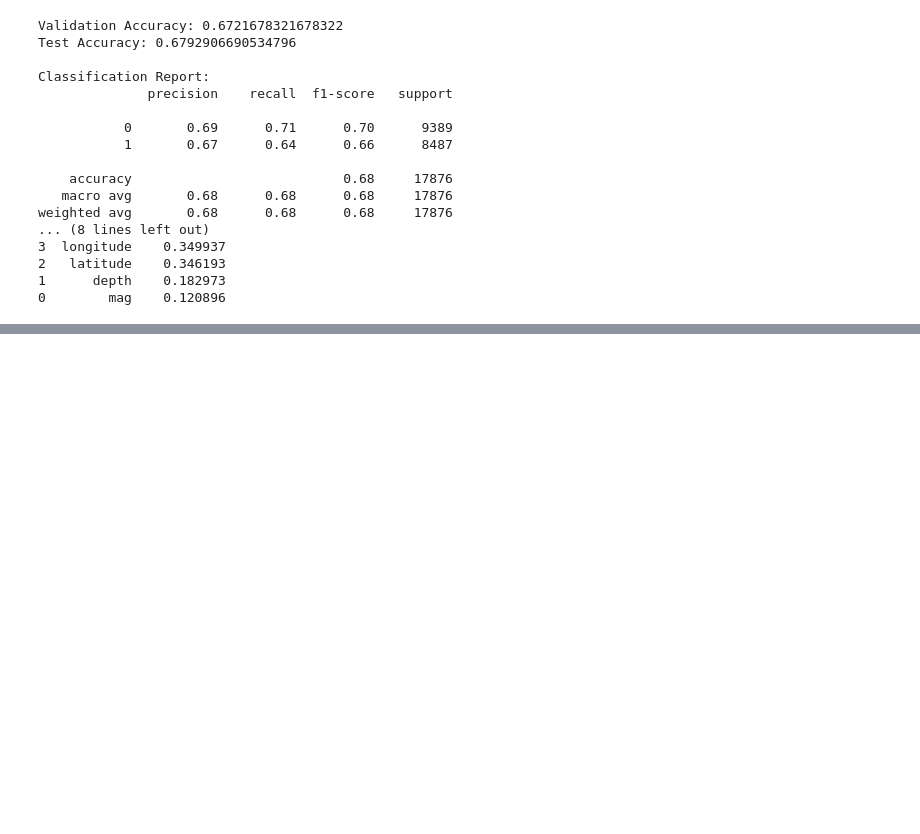
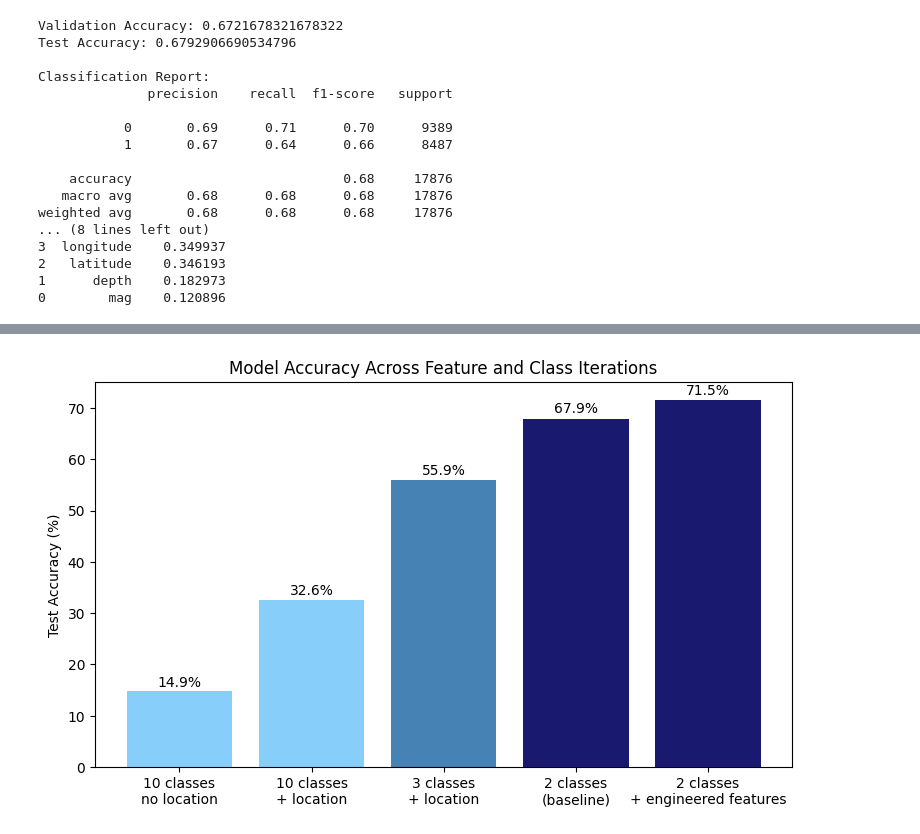
Before and after one commit to CameronKoP4/earthquake-dataset-analysis, a Jupyter notebook: Earthquakes_Dataset.ipynb, the cells around one changed output, grey strips where cells are left out. Saved outputs shown, nothing was run; the diff lists cells and outputs as text; code cells hidden in the pictures; blank space fills up the shorter version.

```diff
--- a/Earthquakes_Dataset.ipynb
+++ b/Earthquakes_Dataset.ipynb
@@ -304,6 +304,8 @@ rf = RandomForestClassifier(n_estimators = 200, random_state = 42, n_jobs=-1)
 rf.fit(X_train, y_train)
 
 val_predictions = rf.predict(X_val)
+
+
 
 print("Validation Accuracy:", accuracy_score(y_val, val_predictions))
 
@@ -323,4 +325,6 @@ importance = importance.sort_values(by="Importance", ascending=False)
 
 print("\nFeature Importances:")
 print(importance)
+
+acc_10class_loc = accuracy_score(y_test, test_predictions)
 # %% [output]
@@ -358,6 +362,8 @@ rf = RandomForestClassifier(n_estimators = 200, random_state = 42, n_jobs=-1)
 rf.fit(X_train, y_train)
 
 val_predictions = rf.predict(X_val)
+
+
 
 print("Validation Accuracy:", accuracy_score(y_val, val_predictions))
 
@@ -377,6 +383,8 @@ importance = importance.sort_values(by="Importance", ascending=False)
 
 print("\nFeature Importances:")
 print(importance)
+
+acc_10class_noloc = accuracy_score(y_test, test_predictions)
 # %% [output]
 Validation Accuracy: 0.14472727272727273
 Test Accuracy: 0.14857910046990377
@@ -424,6 +503,7 @@ rf.fit(X_train, y_train)
 
 val_predictions = rf.predict(X_val)
 
+
 print("Validation Accuracy:", accuracy_score(y_val, val_predictions))
 
 test_predictions = rf.predict(X_test)
@@ -442,6 +522,8 @@ importance = importance.sort_values(by="Importance", ascending=False)
 
 print("\nFeature Importances:")
 print(importance)
+
+acc_2class_base = accuracy_score(y_test, test_predictions)
 # %% [output]
 Validation Accuracy: 0.6721678321678322
 Test Accuracy: 0.6792906690534796
@@ -639,0 +659,22 @@ Feature Importances:
+# %%
+model_labels = ["10 classes\nno location", "10 classes\n+ location", "3 classes\n+ location", "2 classes\n(baseline)", "2 classes\n+ engineered features"]
+
+accuracies = [acc_10class_noloc * 100, acc_10class_loc * 100, acc_3class_loc * 100, acc_2class_base * 100, acc_2class_engineered * 100]
+
+colors = ["lightskyblue", "lightskyblue", "steelblue", "midnightblue", "midnightblue"]
+
+plt.figure(figsize=(9, 5))
+plt.bar(model_labels, accuracies, color=colors)
+
+plt.text(0, 15.7, "14.9%", ha="center")
+plt.text(1, 33.5, "32.6%", ha="center")
+plt.text(2, 57.0, "55.9%", ha="center")
+plt.text(3, 69.0, "67.9%", ha="center")
+plt.text(4, 72.6, "71.5%", ha="center")
+
+plt.ylabel("Test Accuracy (%)")
+plt.title("Model Accuracy Across Feature and Class Iterations")
+plt.savefig("accuracy_comparison.png", dpi=300)
+plt.show()
+# %% [output]
+[figure, added]
```
Also changed, not shown: parts of 4 cells of this notebook.
